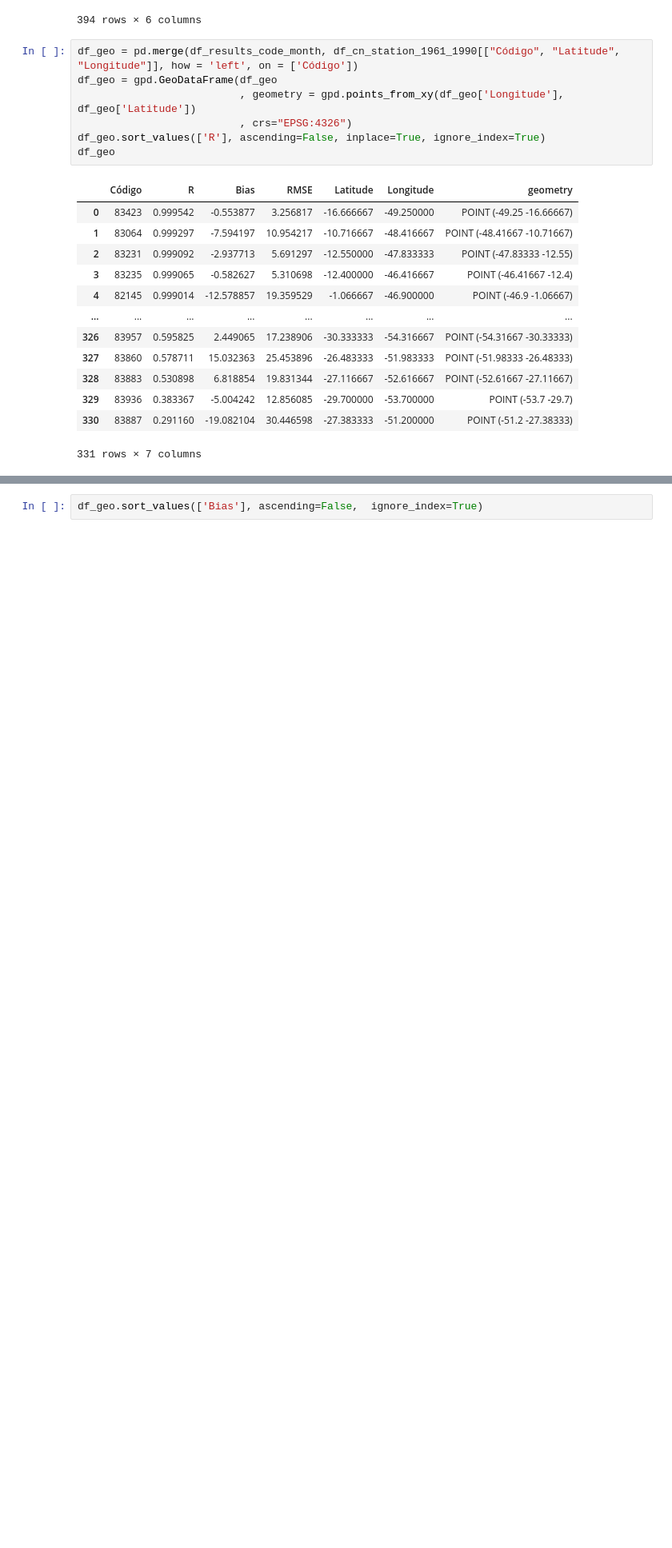
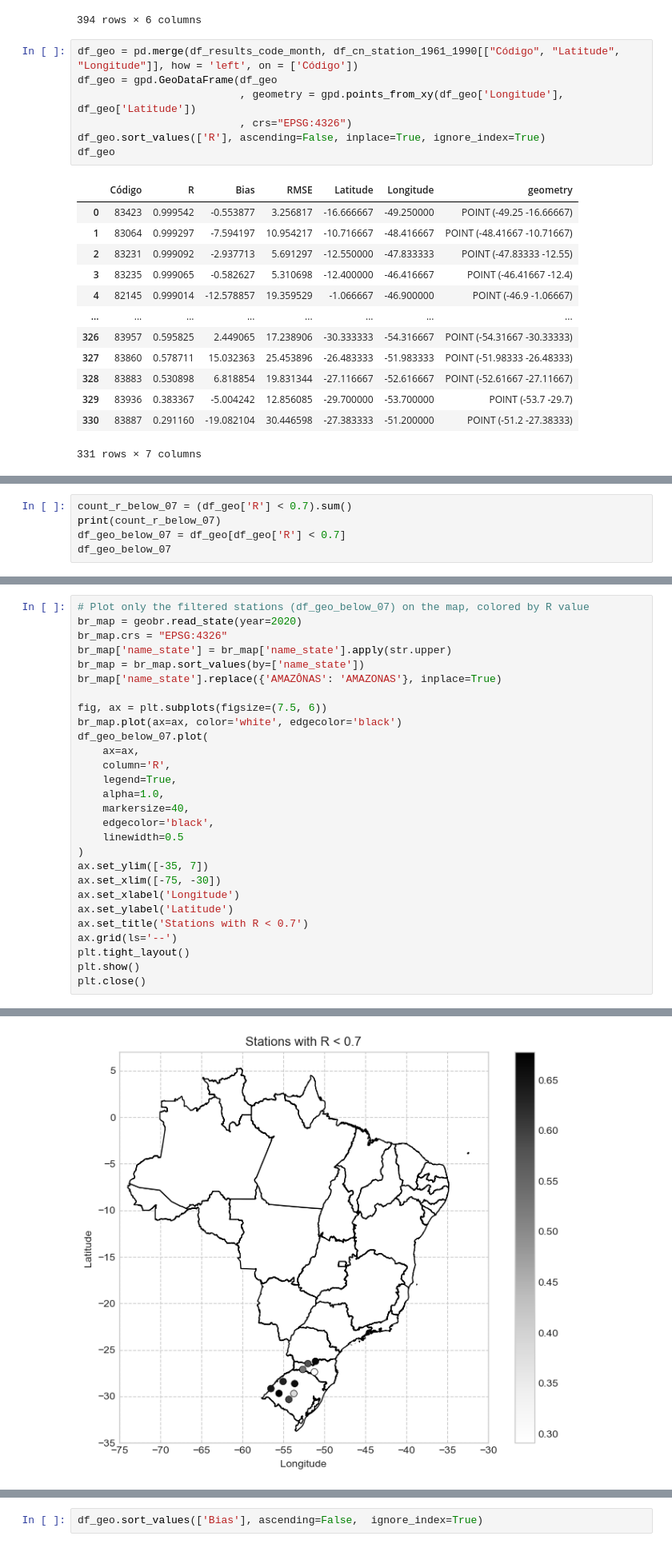
Before and after one commit to LARHENA/UFPB_Brain-D, a Jupyter notebook: Scripts e Dados/4.2 - Climate Normals - Comparing Values (1961 - 1990).ipynb, the cells around one changed output, grey strips where cells are left out. Shown at 80% size. Cells and saved outputs as stored; diff of their text form; blank space fills up the shorter version.

```diff
--- a/Scripts e Dados/4.2 - Climate Normals - Comparing Values (1961 - 1990).ipynb
+++ b/Scripts e Dados/4.2 - Climate Normals - Comparing Values (1961 - 1990).ipynb
@@ -547,0 +533,5 @@ df_geo
+# %%
+count_r_below_07 = (df_geo['R'] < 0.7).sum()
+print(count_r_below_07)
+df_geo_below_07 = df_geo[df_geo['R'] < 0.7]
+df_geo_below_07
@@ -547,0 +550,29 @@ df_geo
+# %%
+# Plot only the filtered stations (df_geo_below_07) on the map, colored by R value
+br_map = geobr.read_state(year=2020)
+br_map.crs = "EPSG:4326"
+br_map['name_state'] = br_map['name_state'].apply(str.upper)
+br_map = br_map.sort_values(by=['name_state'])
+br_map['name_state'].replace({'AMAZÔNAS': 'AMAZONAS'}, inplace=True)
+
+fig, ax = plt.subplots(figsize=(7.5, 6))
+br_map.plot(ax=ax, color='white', edgecolor='black')
+df_geo_below_07.plot(
+    ax=ax,
+    column='R',
+    legend=True,
+    alpha=1.0,
+    markersize=40,
+    edgecolor='black',
+    linewidth=0.5
+)
+ax.set_ylim([-35, 7])
+ax.set_xlim([-75, -30])
+ax.set_xlabel('Longitude')
+ax.set_ylabel('Latitude')
+ax.set_title('Stations with R < 0.7')
+ax.grid(ls='--')
+plt.tight_layout()
+plt.show()
+plt.close()
+# %% [output]
@@ -547,0 +585 @@ df_geo
+[figure, added]
```
Also changed, not shown: parts of 9 cells of this notebook, 34 other files.
